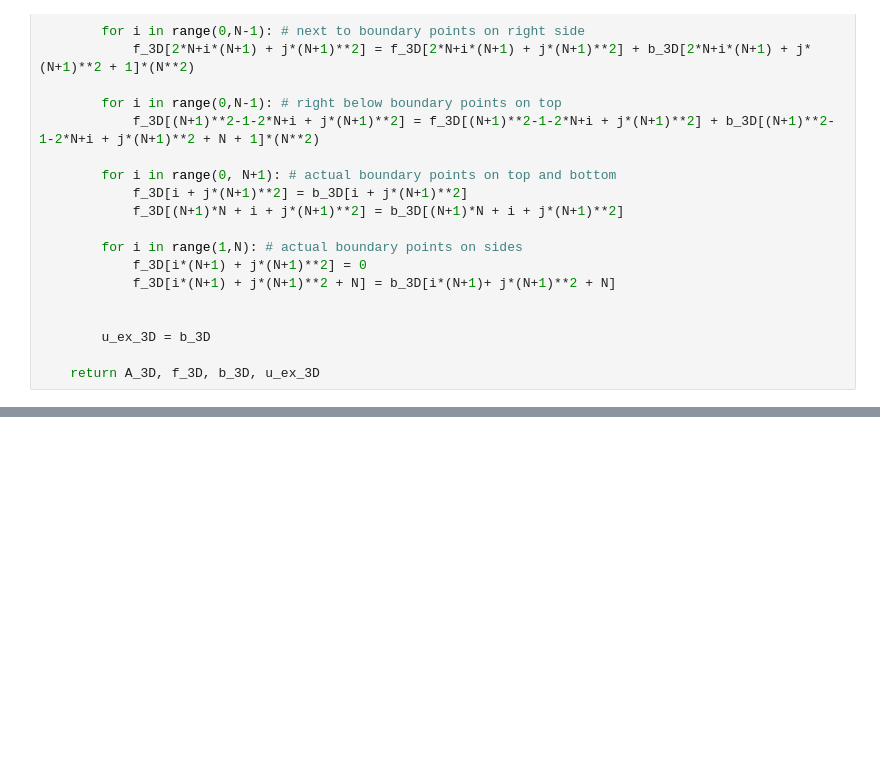
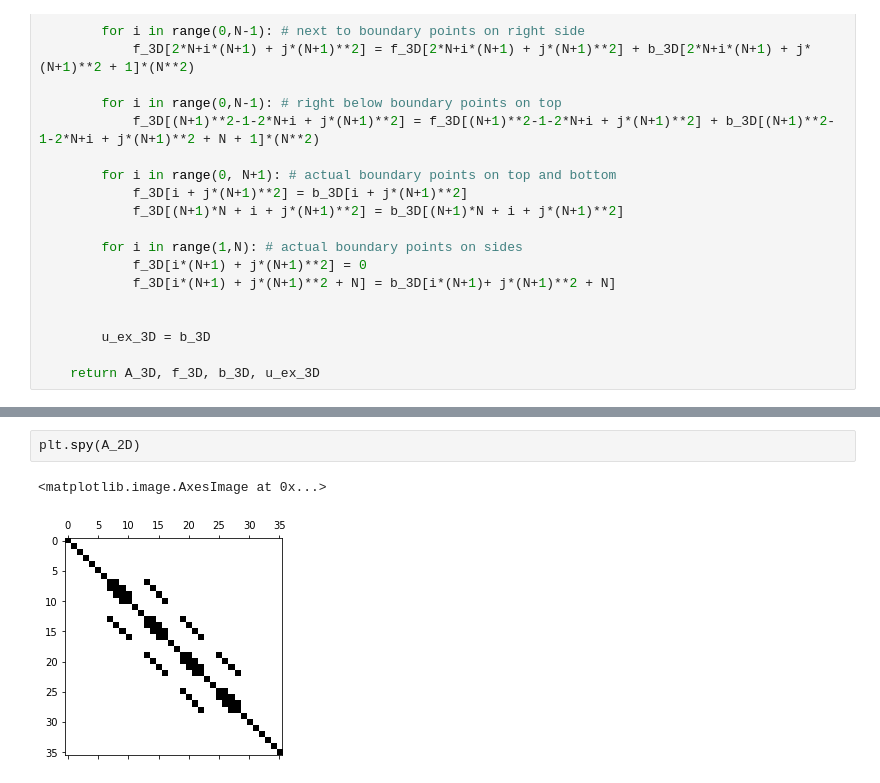
Before and after one commit to bjarkeh97/Scientific_Computing_project, a Jupyter notebook: Problem 1.ipynb, the cells around one changed output, grey strips where cells are left out. Saved outputs shown, nothing was run; the diff lists cells and outputs as text; blank space fills up the shorter version.

```diff
--- a/Problem 1.ipynb
+++ b/Problem 1.ipynb
@@ -178,0 +186,5 @@ print(error)
+# %%
+plt.spy(A_2D)
+# %% [output]
+<matplotlib.image.AxesImage at 0x...>
+[figure, added]
```
Also changed, not shown: parts of 2 cells of this notebook, 5 other files.
